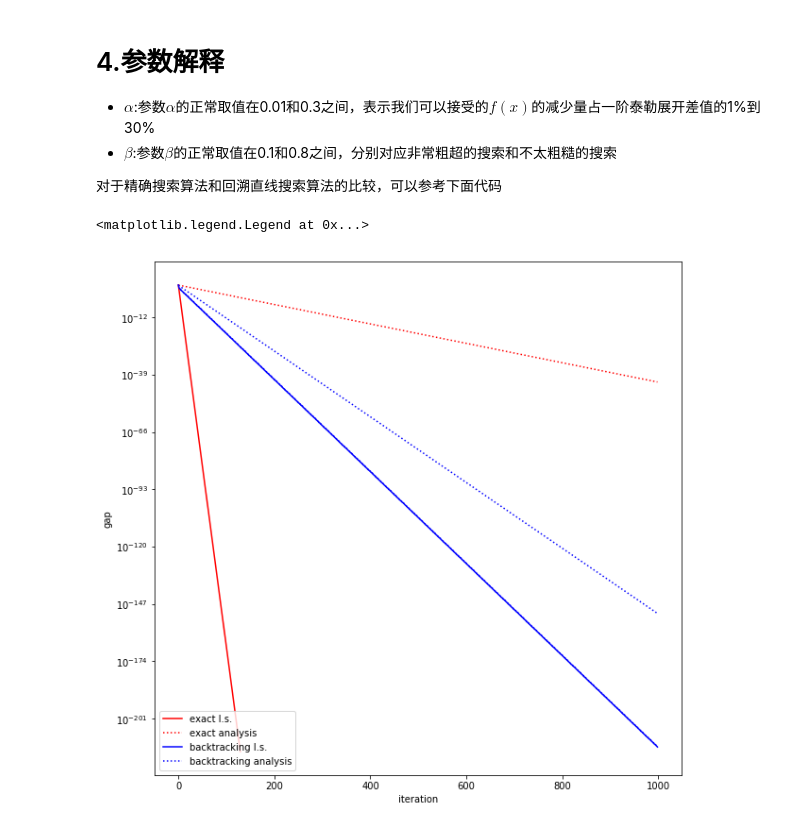
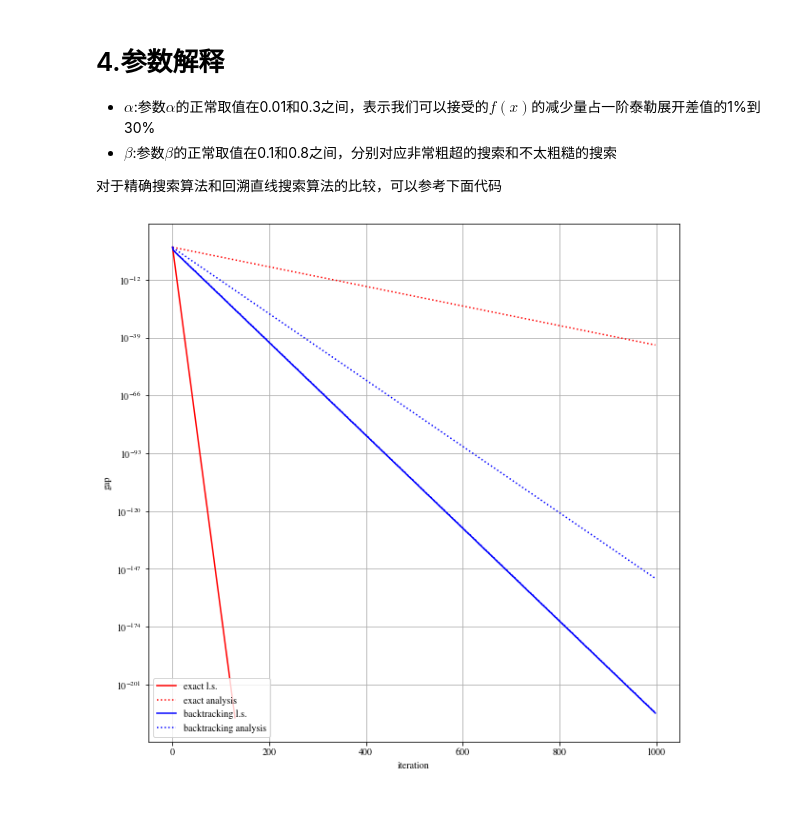
Before and after one commit to JJZHK-AI/AIKnowledgeBase, a Jupyter notebook: 01.基础知识.07.凸优化-02.回溯直线搜索.ipynb, the cells around one changed output. Drawn from its saved outputs; the diff is of its cells as text; code cells hidden in the pictures.

```diff
--- a/01.基础知识.07.凸优化-02.回溯直线搜索.ipynb
+++ b/01.基础知识.07.凸优化-02.回溯直线搜索.ipynb
@@ -26,7 +26,17 @@ $$f(x+t\Delta{x}) \approx f(x)+t\nabla{f(x)}^T\Delta{x} < f(x)+\alpha{t}\nabla{f
 对于精确搜索算法和回溯直线搜索算法的比较，可以参考下面代码
 # %%
 import matplotlib.pyplot as plt
+import matplotlib as mpl
 %matplotlib inline
+
+mpl.rcParams.update(
+    {
+        'text.usetex': False,
+        'font.family': 'stixgeneral',
+        'mathtext.fontset': 'stix',
+    }
+)
+
 iter = 1000
 #精准直线搜索确定步长
 obj = [None]*iter
@@ -44,32 +54,32 @@ for i in range(1,iter):
 y_0 = [10,20]
 obj1 = [None]*iter
 a = 0.2
 b = 0.6
 z = [None]*iter
 g = [None]*iter
 for i in range(1,iter):
     obj1[i-1] = 0.5*y_0[0]**2+5*y_0[1]**2
     y_1 = [None]*2
     t = 1
     while ((y_0[0]**2*(t**2-2*t)+5*y_0[1]**2*(100*t**2-20*t)+
             a*t*(y_0[0]**2+100*y_0[1]**2)>0)):
         t = b*t
     y_1 = [(y_0[0]-t*y_0[0]),y_0[1]-10*t*y_0[1]]
     y_0 = y_1
 
 
     z[i-1] = 2050*(9/10)**i #精准直线搜序收敛性分析
     g[i-1] = 2050*(1-0.3)**i #回溯直线搜索收敛性分析
 
 x = range(0,iter)
 plt.figure(figsize=(10,10), facecolor='w')
 plt.xlabel('iteration')
 plt.ylabel('gap')
 plt.semilogy(x,obj,'-r',label='exact l.s.')
 plt.semilogy(x,z,':r',label='exact analysis')
 plt.semilogy(x,obj1,'-b',label='backtracking l.s.')
 plt.semilogy(x,g,':b',label='backtracking analysis')
 plt.legend(loc='lower left')
+plt.grid()
 # %% [output]
-<matplotlib.legend.Legend at 0x...>
-[figure, old version]
+[figure, new version]
```
